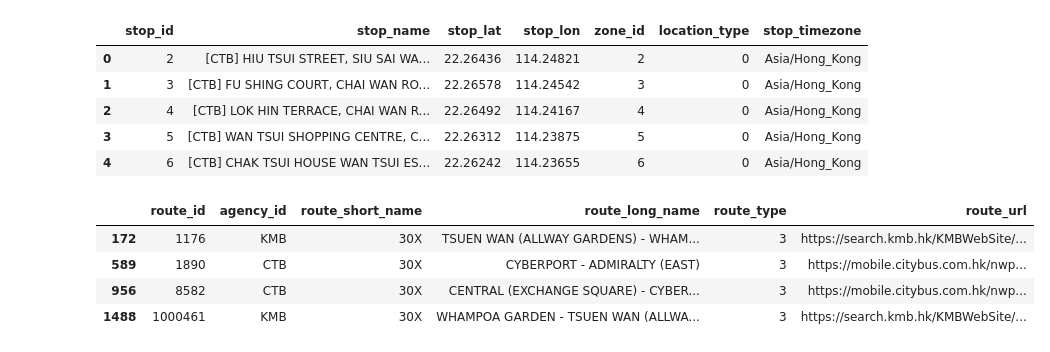
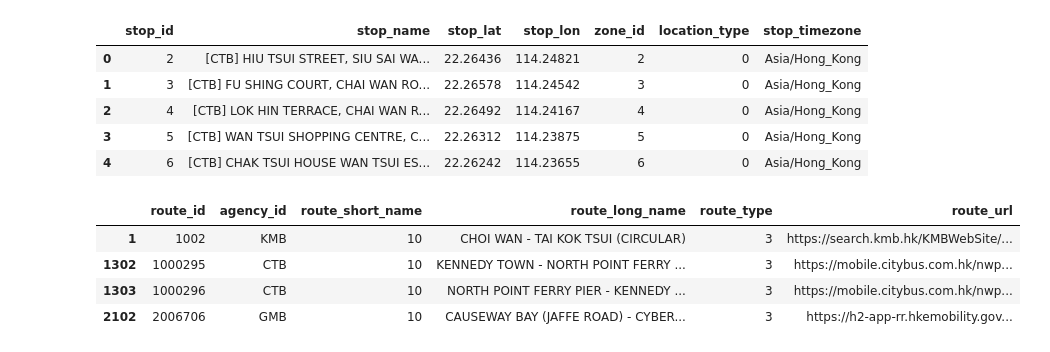
Before and after one commit to harry-wang-projects/transit-json-files, a Jupyter notebook: gtfs_analysis/hkgtfs_analysis.ipynb, the cells around one changed output. Saved outputs shown, nothing was run; the diff lists cells and outputs as text; code cells hidden in the pictures.

```diff
--- a/gtfs_analysis/hkgtfs_analysis.ipynb
+++ b/gtfs_analysis/hkgtfs_analysis.ipynb
@@ -29,12 +29,12 @@ stops.head()
 | 3 | 5 | [CTB] WAN TSUI SHOPPING CENTRE, C... | 22.26312 | 114.23875 | 5 | 0 | Asia/Hong_Kong |
 | 4 | 6 | [CTB] CHAK TSUI HOUSE WAN TSUI ES... | 22.26242 | 114.23655 | 6 | 0 | Asia/Hong_Kong |
 # %%
-specific_routes = routes[(routes["route_short_name"] == "30X") & (routes["agency_id"] != "NLB")]
+specific_routes = routes[(routes["route_short_name"] == "10") & (routes["agency_id"] != "NLB")]
 specific_routes
 # %% [output]
 |  | route_id | agency_id | route_short_name | route_long_name | route_type | route_url |
-| 172 | 1176 | KMB | 30X | TSUEN WAN (ALLWAY GARDENS) - WHAM... | 3 | https://search.kmb.hk/KMBWebSite/... |
-| 589 | 1890 | CTB | 30X | CYBERPORT - ADMIRALTY (EAST) | 3 | https://mobile.citybus.com.hk/nwp... |
-| 956 | 8582 | CTB | 30X | CENTRAL (EXCHANGE SQUARE) - CYBER... | 3 | https://mobile.citybus.com.hk/nwp... |
-| 1488 | 1000461 | KMB | 30X | WHAMPOA GARDEN - TSUEN WAN (ALLWA... | 3 | https://search.kmb.hk/KMBWebSite/... |
+| 1 | 1002 | KMB | 10 | CHOI WAN - TAI KOK TSUI (CIRCULAR) | 3 | https://search.kmb.hk/KMBWebSite/... |
+| 1302 | 1000295 | CTB | 10 | KENNEDY TOWN - NORTH POINT FERRY ... | 3 | https://mobile.citybus.com.hk/nwp... |
+| 1303 | 1000296 | CTB | 10 | NORTH POINT FERRY PIER - KENNEDY ... | 3 | https://mobile.citybus.com.hk/nwp... |
+| 2102 | 2006706 | GMB | 10 | CAUSEWAY BAY (JAFFE ROAD) - CYBER... | 3 | https://h2-app-rr.hkemobility.gov... |
 # %%
```
Also changed, not shown: parts of 3 cells of this notebook, 1 other file.
